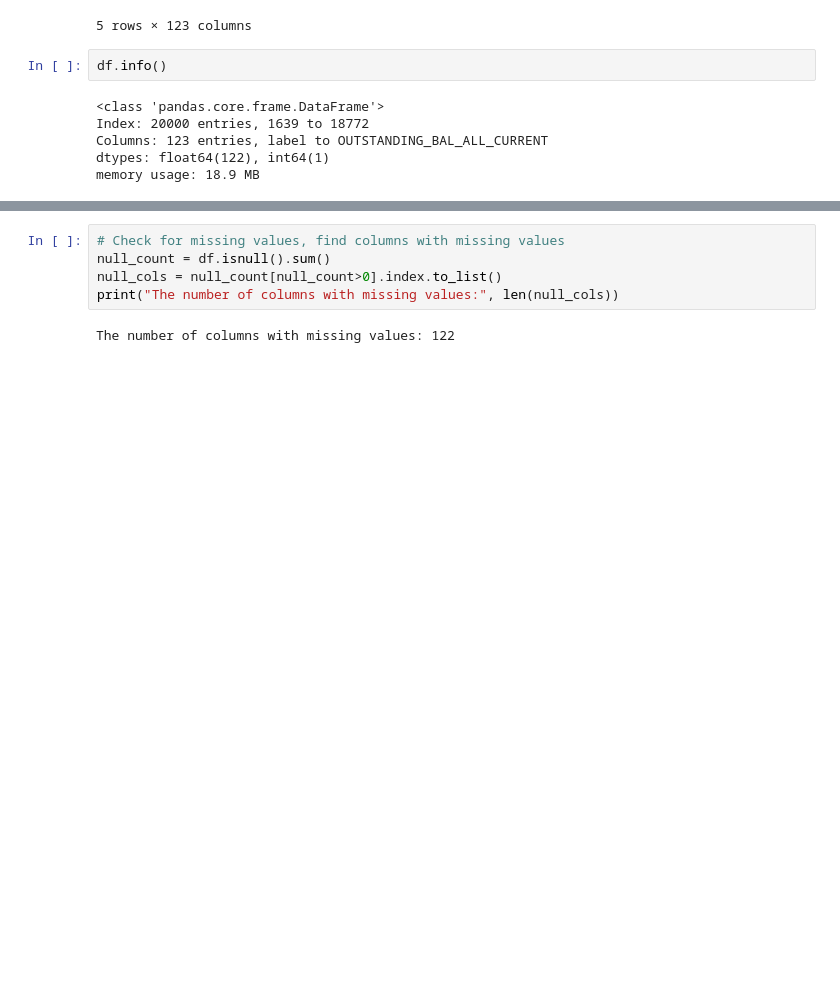
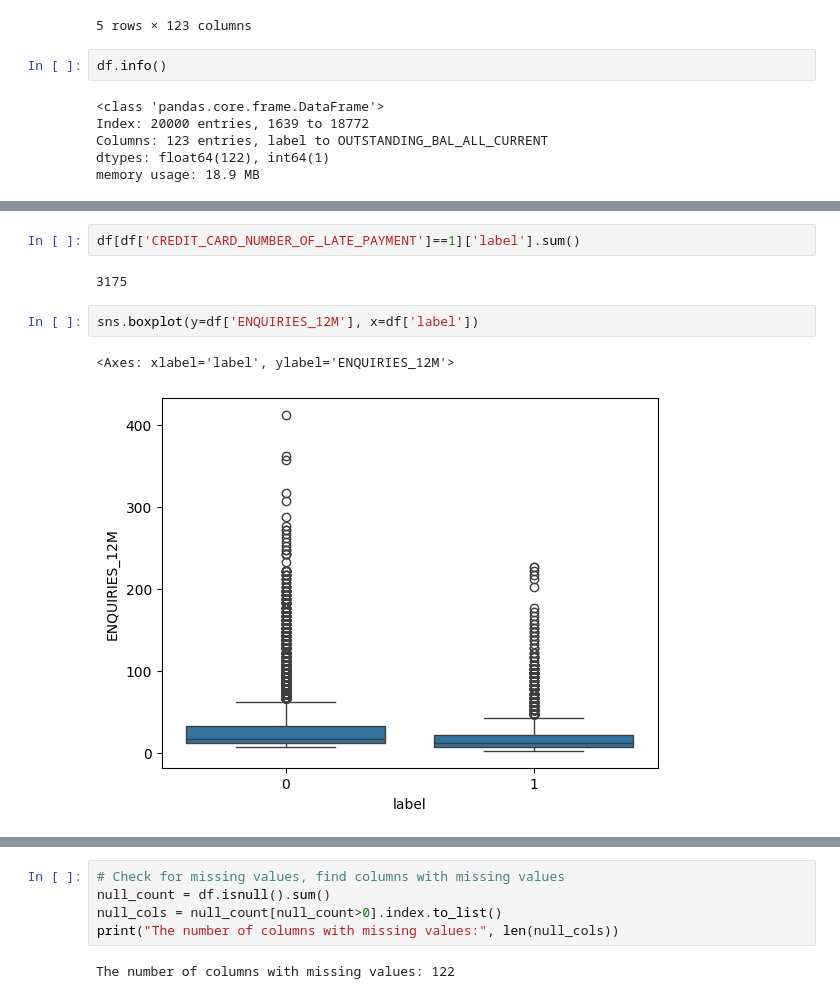
Before and after one commit to MinhDucNguyen9705/DSTC_Round2, a Jupyter notebook: data_cleaning.ipynb, the cells around one changed output, grey strips where cells are left out. Cells and saved outputs as stored; diff of their text form; blank space fills up the shorter version.

```diff
--- a/data_cleaning.ipynb
+++ b/data_cleaning.ipynb
@@ -41,0 +111,9 @@ df.describe()
+# %%
+df[df['CREDIT_CARD_NUMBER_OF_LATE_PAYMENT']==1]['label'].sum()
+# %% [output]
+3175
+# %%
+sns.boxplot(y=df['ENQUIRIES_12M'], x=df['label'])
+# %% [output]
+<Axes: xlabel='label', ylabel='ENQUIRIES_12M'>
+[figure, added]
```
Also changed, not shown: parts of 43 cells of this notebook, 3 other files.
